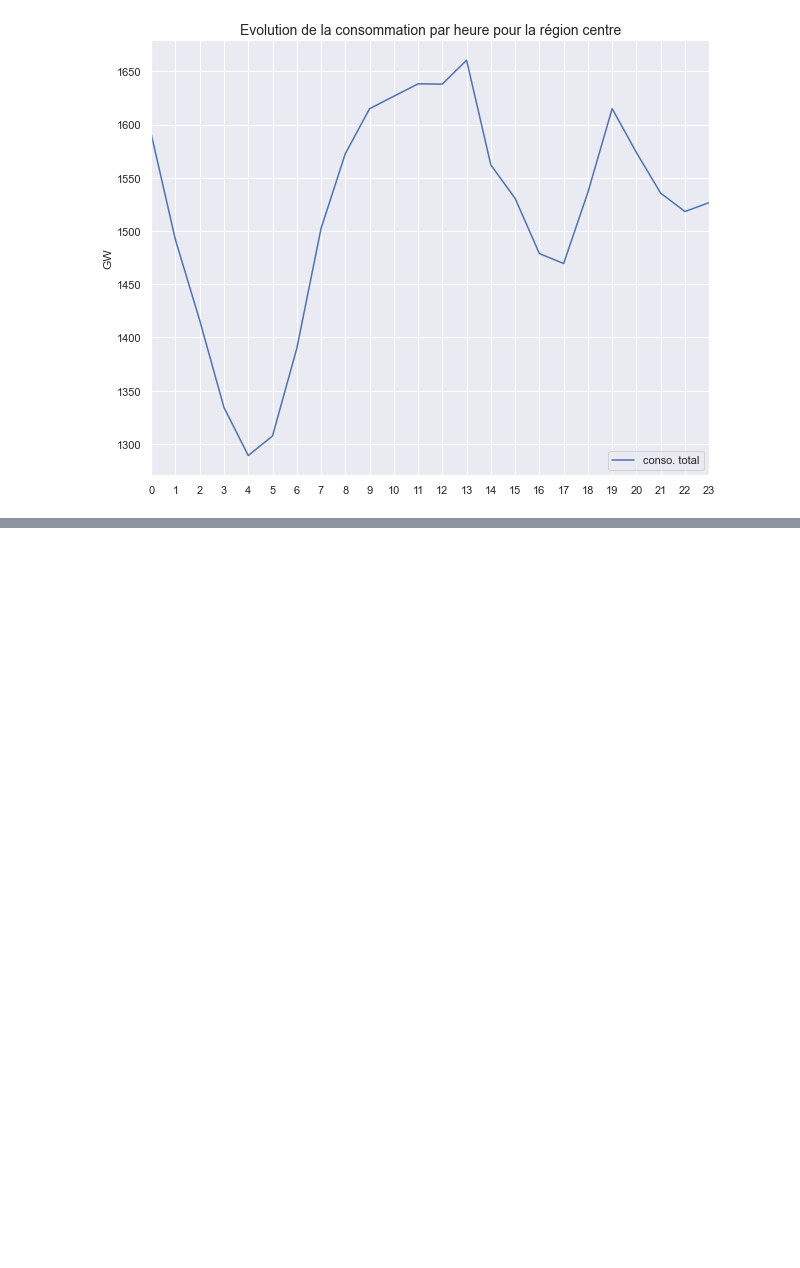
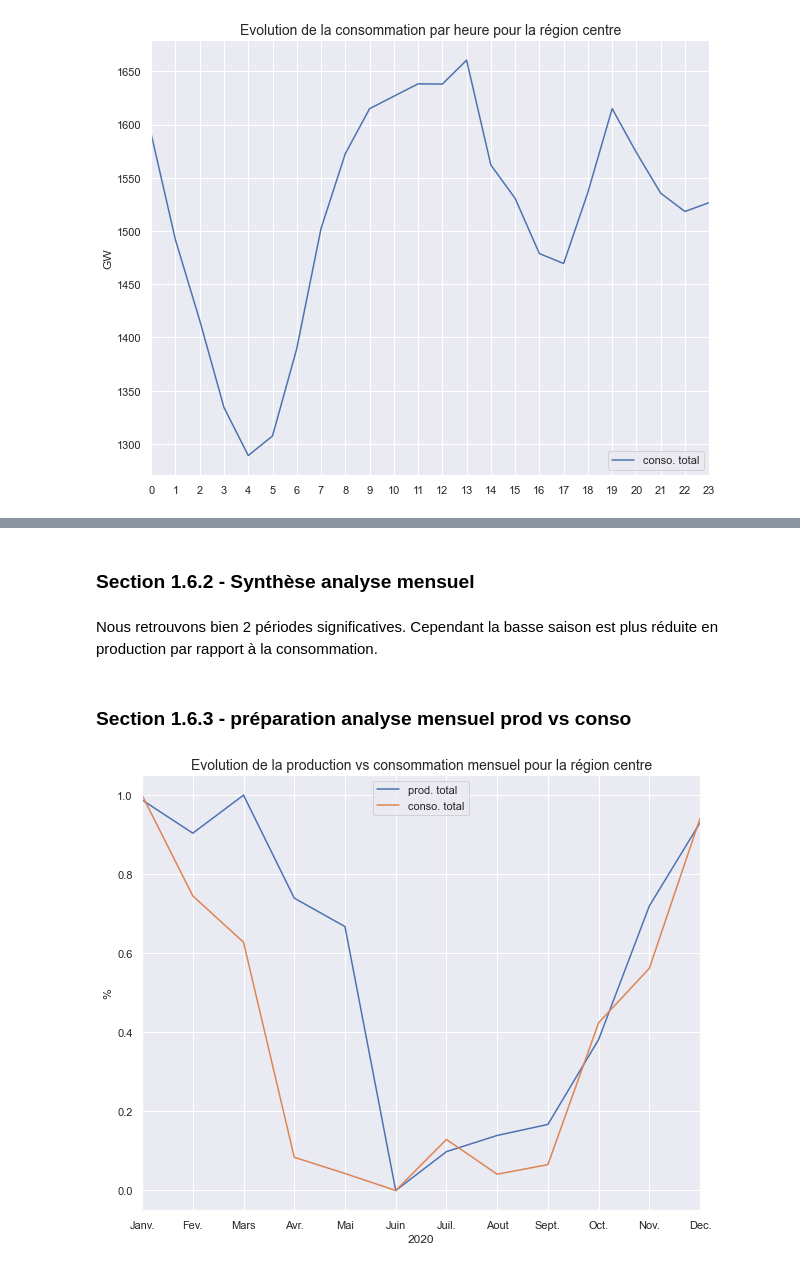
Before and after one commit to Menager49/PY-net-elec, a Jupyter notebook: script.ipynb, the cells around one changed output, grey strips where cells are left out. Cells and saved outputs as stored; diff of their text form; code cells hidden in the pictures; blank space fills up the shorter version.

```diff
--- a/script.ipynb
+++ b/script.ipynb
@@ -289,0 +361,43 @@ ax1.set_title('Evolution de la consommation par heure pour la région centre',fo
+# %% [markdown]
+### Section 1.6.2 - Synthèse analyse mensuel<a class="anchor" id="section_1_6_2"></a>
+# %% [markdown]
+Nous retrouvons bien 2 périodes significatives. Cependant la basse saison est plus réduite en production par rapport à la consommation.
+# %% [markdown]
+### Section 1.6.3 - préparation analyse mensuel prod vs conso<a class="anchor" id="section_1_6_3"></a>
+# %%
+mensuel = sample.iloc[:, [3,4, 5,6,7,8,9,11,14,16,18,20,22,24,25,26,27,28,29,30,31]]
+
+#Calcul des données total produites
+mensuel = mensuel.groupby(by=mensuel.Date.dt.month, as_index=False).agg({'Production':'sum', 'Consommation':'sum'}).round(1)
+
+#Remplace de l'index par le mois
+mensuel = mensuel.reset_index().rename(columns={'index':'Mois'}).replace(month).set_index('Mois')
+
+
+#Normalisation des données
+scaler = MinMaxScaler().fit(mensuel)
+
+mensuel[mensuel.columns] = pd.DataFrame(scaler.transform(mensuel), index=mensuel.index)
+# %%
+#Création de la figure
+fig = plt.figure(figsize=(10,8))
+ax1 = fig.add_subplot(111)
+
+#Tracé de la courbe de la prod. mensuel
+ax1.plot(mensuel['Production'], label='prod. total')
+ax1.plot(mensuel['Consommation'], label='conso. total')
+
+#Titre des axes
+ax1.set_xlabel('2020')
+ax1.set_ylabel('%')
+#Ajout des limites sur l'axe des abscisses
+
+ax1.set_xlim(0,11)
+
+#ajout de la légende
+ax1.legend(loc='upper center')
+
+#Titre du graphique
+ax1.set_title('Evolution de la production vs consommation mensuel pour la région centre',fontsize=14);
+# %% [output]
+[figure, added]
```
Also changed, not shown: parts of 34 cells of this notebook.
